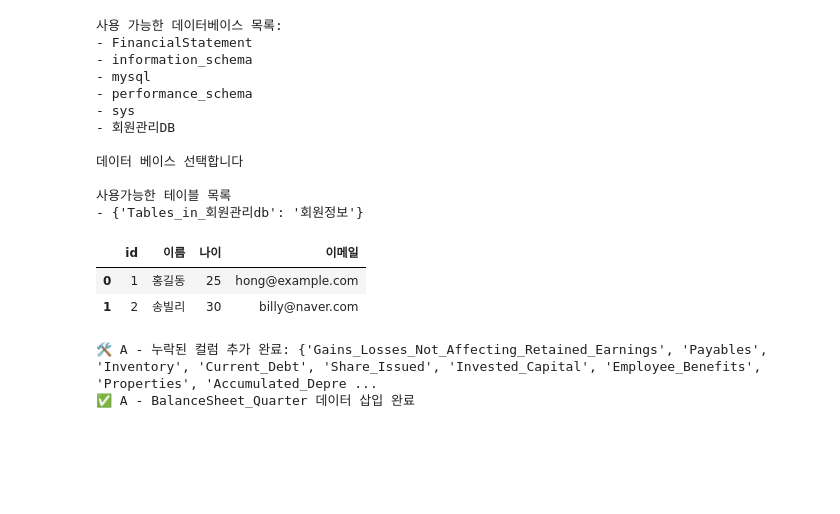
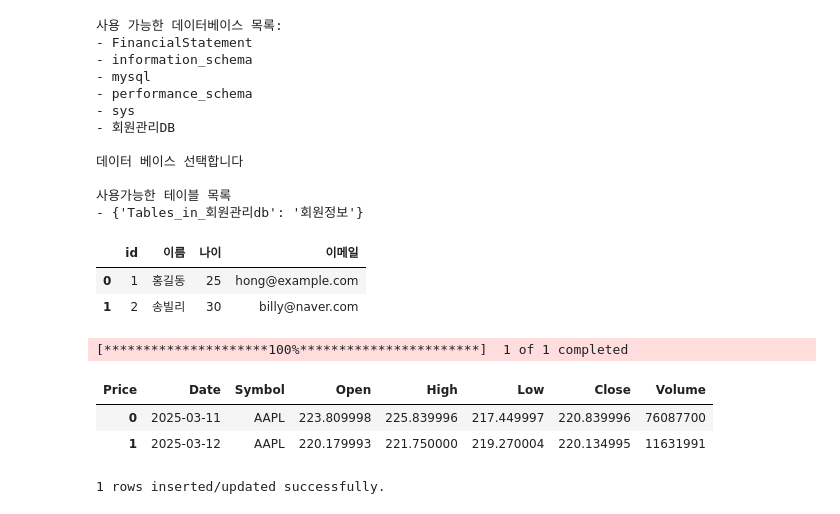
Before and after one commit to KKangTaee/Finance, a Jupyter notebook: fs_loadInfo.ipynb, the cells around one changed output. Drawn from its saved outputs; the diff is of its cells as text; code cells hidden in the pictures; blank space fills up the shorter version.

```diff
--- a/fs_loadInfo.ipynb
+++ b/fs_loadInfo.ipynb
@@ -429,12 +427,13 @@ print("✅ 데이터 삽입 완료 (URL 컬럼 제외, 중복 시 덮어쓰기
 conn.close()
 # %%
 
-
+import commonHelper as ch
+import yFinanceDownloader as yf
 
 def save_fs_to_db(stockInfo, type, dateType):
 
-    infoName = getStrFSType(type)
-    dateName = getStrFSDateType(dateType)
+    infoName = ch.getStrFinancialStatementType(type)
+    dateName = ch.getStrFinancialStatementType(dateType)
 
     tableName = f"{infoName}_{dateName}"
 
@@ -539,6 +538,57 @@ for symbol in tqdm(symbols[:1], desc="Processing Companies"):
 
 
 mysqlConn.disconnect()
-# %% [output]
-🛠️ A - 누락된 컬럼 추가 완료: {'Gains_Losses_Not_Affecting_Retained_Earnings', 'Payables', 'Inventory', 'Current_Debt', 'Share_Issued', 'Invested_Capital', 'Employee_Benefits', 'Properties', 'Accumulated_Depre ...
-✅ A - BalanceSheet_Quarter 데이터 삽입 완료
+# %%
+def insert_stock_data(df):
+    """
+    fetch_stock_data로 가져온 DataFrame을 MySQL StockPrices 테이블에 저장
+    :param df: fetch_stock_data로 가져온 데이터프레임
+    :param db_config: MySQL 접속 정보 (host, user, password, db, port)
+    """
+
+    # ✅ MySQL 연결 설정
+    conn = pymysql.connect(
+        host='localhost',
+        user='root',
+        password='1234',
+        database='Stock',  # 데이터베이스 이름
+        charset='utf8mb4',
+        cursorclass=pymysql.cursors.DictCursor
+    )
+
+    # DB 연결
+    connection = conn
+
+    # DataFrame을 튜플 리스트로 변환 (adj_close는 Close로 채워넣음)
+    data_to_insert = list(
+        df[['Date', 'Symbol', 'Open', 'High', 'Low', 'Close', 'Volume', 'Close']].itertuples(index=False, name=None)
+    )
+
+    sql = """
+        INSERT INTO StockPrices (date, symbol, open, high, low, close, volume, adj_close)
+        VALUES (%s, %s, %s, %s, %s, %s, %s, %s)
+        ON DUPLICATE KEY UPDATE
+            open = VALUES(open),
+            high = VALUES(high),
+            low = VALUES(low),
+            close = VALUES(close),
+            volume = VALUES(volume),
+            adj_close = VALUES(adj_close);
+    """
+
+    try:
+        with connection.cursor() as cursor:
+            cursor.executemany(sql, data_to_insert)
+            print(f"{cursor.rowcount} rows inserted/updated successfully.")
+        connection.commit()
+    except Exception as e:
+        print("Error occurred:", e)
+        connection.rollback()
+    finally:
+        connection.close()
+# %% [output]
+[*********************100%***********************]  1 of 1 completed
+| Price | Date | Symbol | Open | High | Low | Close | Volume |
+| 0 | 2025-03-11 | AAPL | 223.809998 | 225.839996 | 217.449997 | 220.839996 | 76087700 |
+| 1 | 2025-03-12 | AAPL | 220.179993 | 221.750000 | 219.270004 | 220.134995 | 11631991 |
+1 rows inserted/updated successfully.
```
Also changed, not shown: parts of 2 cells of this notebook, 8 other files.
